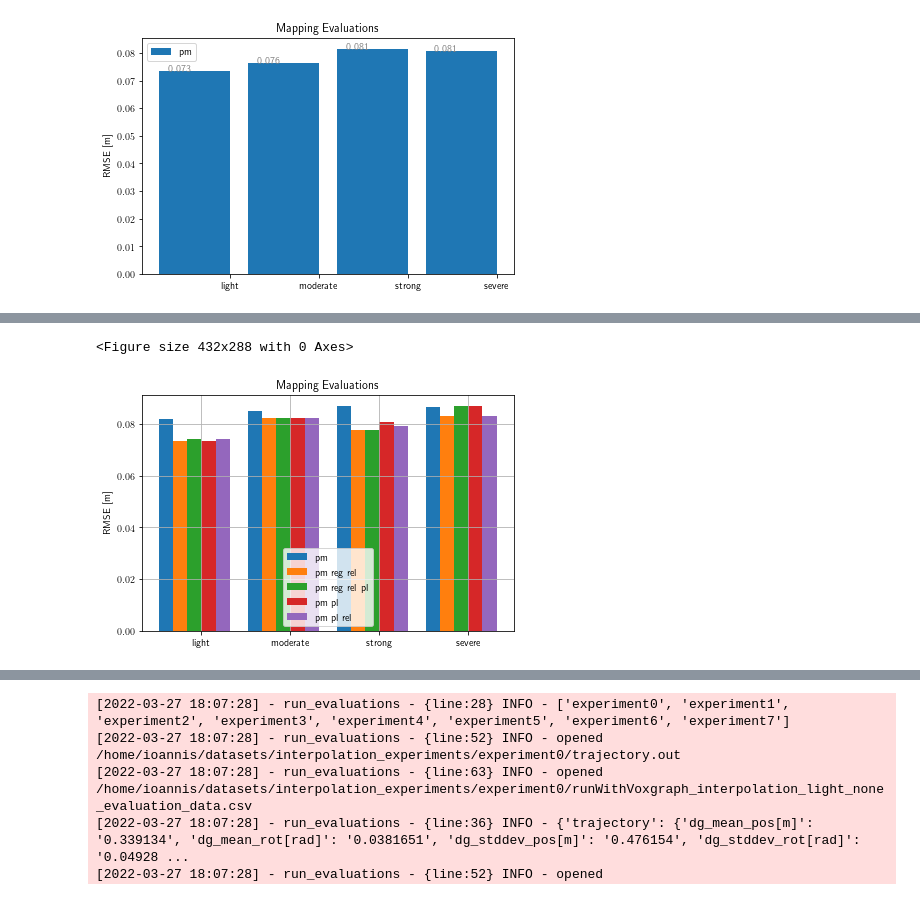
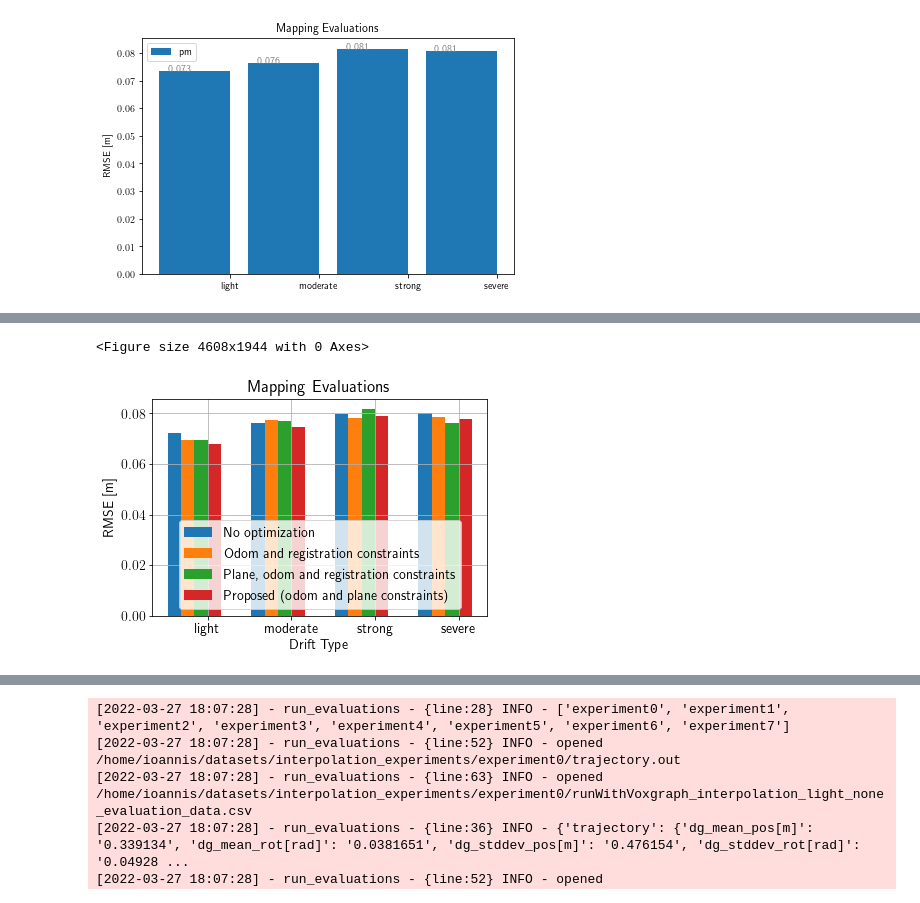
Before and after one commit to supernlogn/panoptic_mapping, a Jupyter notebook: plots/create_evaluation_plots.ipynb, the cells around one changed output, grey strips where cells are left out. Drawn from its saved outputs; the diff is of its cells as text; code cells hidden in the pictures.

Commit message:
py-notebook of the evaluation plots presented in the experiments

```diff
--- a/plots/create_evaluation_plots.ipynb
+++ b/plots/create_evaluation_plots.ipynb
@@ -438,7 +438,8 @@ plot_trajectories.plotMappingErrorForManyExperiments(yaml_file_path, labels=['pm
 <Figure size 432x288 with 0 Axes>
 [figure]
 # %%
-yaml_file_path='/home/ioannis/catkin_ws/src/panoptic_mapping/panoptic_mapping_utils/config/evaluation_scenarios/different_configurations_various_drifts.yaml'
-fg = plot_trajectories.plotMappingErrorForManyExperiments(yaml_file_path, labels=['pm', 'pm reg rel', 'pm reg rel pl', 'pm pl', 'pm pl rel'], error_type='RMSE [m]', use_label_numbers=False)
-fg.savefig('/home/ioannis/mapping_errors.pdf')
+matplotlib.rcParams.update({'font.size': 14})
+yaml_file_path='/home/ioannis/catkin_ws/src/panoptic_mapping/panoptic_mapping_utils/config/evaluation_scenarios/ablation_study/different_configurations_various_drifts.yaml'
+fg = plot_trajectories.plotMappingErrorForManyExperiments(yaml_file_path, labels=['No optimization', 'Odom and registration constraints', 'Plane, odom and registration constraints', '_skip_', 'Proposed (odom and plane constraints)'], error_type='RMSE [m]', use_label_numbers=False)
+fg.savefig('/home/ioannis/mapping_errors2.png')
 # %% [output]
@@ -462,3 +463,3 @@ fg.savefig('/home/ioannis/mapping_errors.pdf')
-<Figure size 432x288 with 0 Axes>
+<Figure size 4608x1944 with 0 Axes>
-[figure, old version]
+[figure, new version]
 # %%
```
Also changed, not shown: parts of 4 cells of this notebook.
